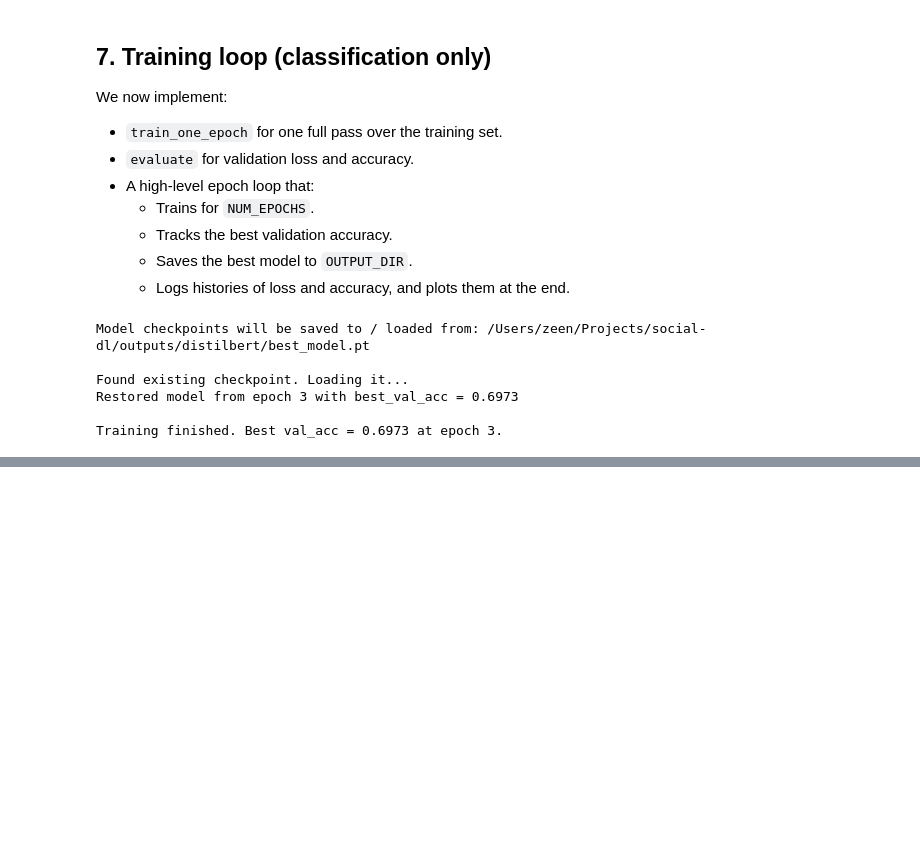
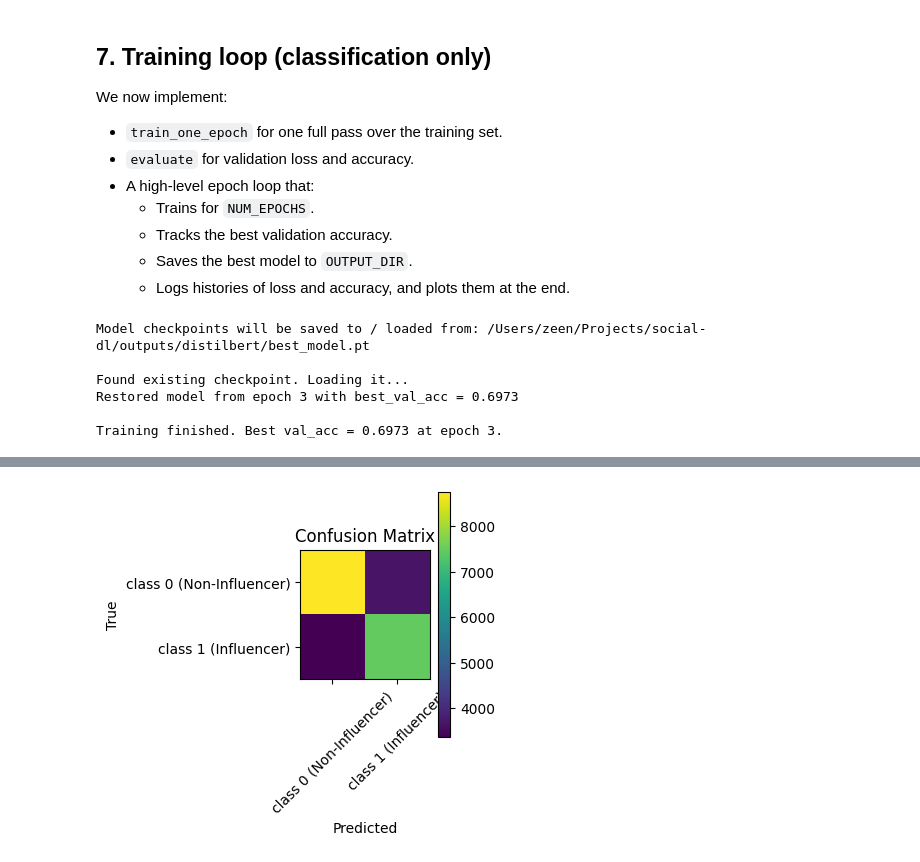
Before and after one commit to kzeen/social-dl, a Jupyter notebook: notebooks/distilbert_finetune.ipynb, the cells around one changed output, grey strips where cells are left out. Cells and saved outputs as stored; diff of their text form; code cells hidden in the pictures; blank space fills up the shorter version.

```diff
--- a/notebooks/distilbert_finetune.ipynb
+++ b/notebooks/distilbert_finetune.ipynb
@@ -1447,0 +1517,13 @@ ValueError: x and y must have same first dimension, but have shapes (3,) and (0,
+# %%
+# Run full evaluation on validation set
+val_loss_full, y_true, y_pred, y_prob = collect_predictions(
+    model=tweet_model,
+    data_loader=val_loader,
+    criterion=criterion,
+    device=device,
+)
+
+val_acc_full = accuracy_score(y_true, y_pred)
+
+print(f"Final validation loss: {val_loss_full:.4f}")
+print(f"Final validation accuracy: {val_acc_full:.4f}")
@@ -1447,0 +1537,5 @@ ValueError: x and y must have same first dimension, but have shapes (3,) and (0,
+# %%
+class_names = ["class 0 (Non-Influencer)", "class 1 (Influencer)"]
+
+print("\nClassification report (per class):\n")
+print(classification_report(y_true, y_pred, target_names=class_names, digits=4))
@@ -1447,0 +1553,11 @@ ValueError: x and y must have same first dimension, but have shapes (3,) and (0,
+# %%
+cm = confusion_matrix(y_true, y_pred)
+
+cm_df = pd.DataFrame(
+    cm,
+    index=[f"true_{name}" for name in class_names],
+    columns=[f"pred_{name}" for name in class_names],
+)
+
+print("\nConfusion matrix:")
+display(cm_df)
@@ -1447,0 +1569,14 @@ ValueError: x and y must have same first dimension, but have shapes (3,) and (0,
+# %%
+plt.figure(figsize=(4,4))
+plt.imshow(cm, interpolation="nearest")
+plt.title("Confusion Matrix")
+plt.colorbar()
+tick_marks = np.arange(len(class_names))
+plt.xticks(tick_marks, class_names, rotation=45)
+plt.yticks(tick_marks, class_names)
+plt.xlabel("Predicted")
+plt.ylabel("True")
+plt.tight_layout()
+plt.show()
+# %% [output]
+[figure, added]
```
Also changed, not shown: parts of 21 cells of this notebook.
